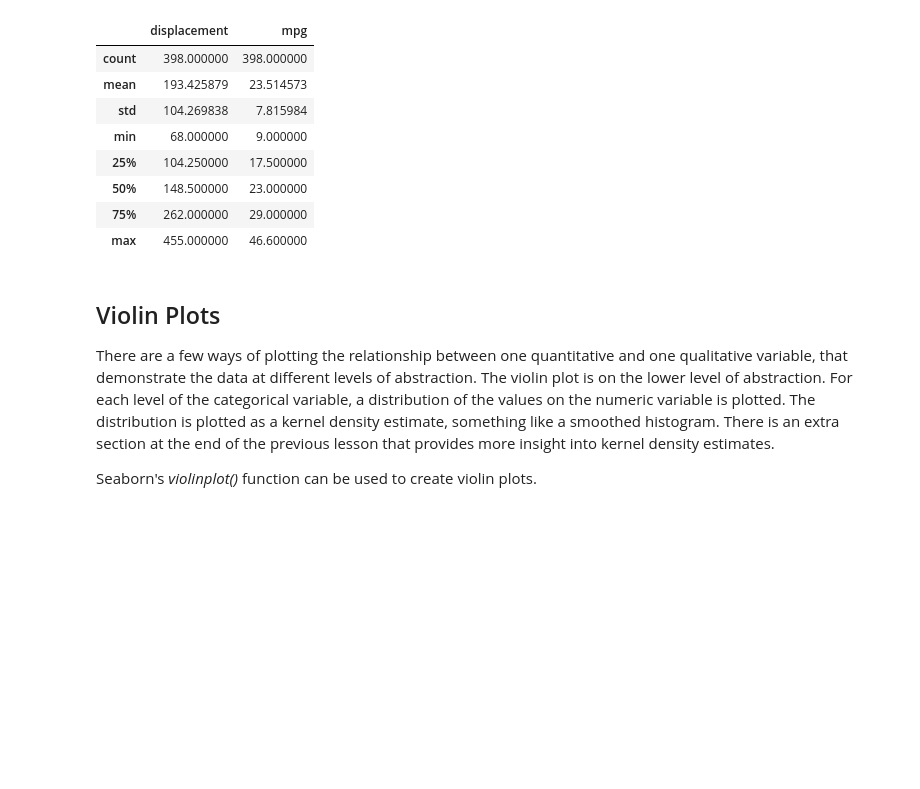
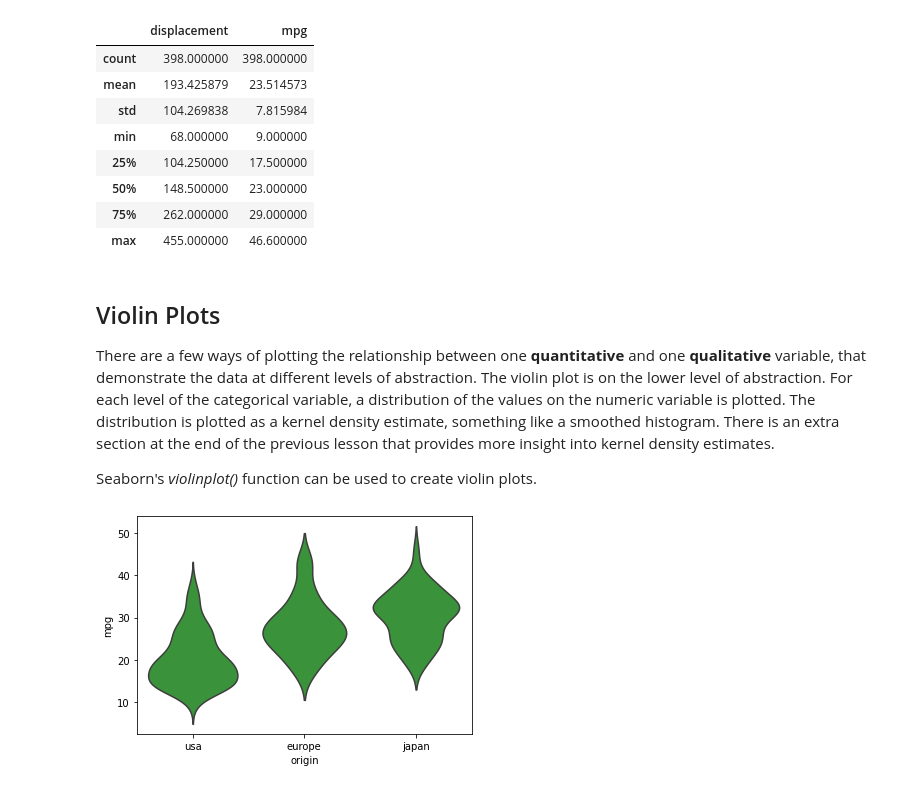
Before and after one commit to Ashes814/Udacity_Notes_Part12_Data_Visualizations, a Jupyter notebook: Lesson04_Bivariate_Exploration_of_Data/P12_L04_Notes.ipynb, the cells around one changed output. Drawn from its saved outputs; the diff is of its cells as text; code cells hidden in the pictures; blank space fills up the shorter version.

Commit message:
Lesson04

```diff
--- a/Lesson04_Bivariate_Exploration_of_Data/P12_L04_Notes.ipynb
+++ b/Lesson04_Bivariate_Exploration_of_Data/P12_L04_Notes.ipynb
@@ -149,6 +151,16 @@ See Full Dataframe in Mito
 # %% [markdown]
 ## Violin Plots
 
-There are a few ways of plotting the relationship between one quantitative and one qualitative variable, that demonstrate the data at different levels of abstraction. The violin plot is on the lower level of abstraction. For each level of the categorical variable, a distribution of the values on the numeric variable is plotted. The distribution is plotted as a kernel density estimate, something like a smoothed histogram. There is an extra section at the end of the previous lesson that provides more insight into kernel density estimates.
+There are a few ways of plotting the relationship between one **quantitative** and one **qualitative** variable, that demonstrate the data at different levels of abstraction. The violin plot is on the lower level of abstraction. For each level of the categorical variable, a distribution of the values on the numeric variable is plotted. The distribution is plotted as a kernel density estimate, something like a smoothed histogram. There is an extra section at the end of the previous lesson that provides more insight into kernel density estimates.
 
 Seaborn's *violinplot()* function can be used to create violin plots.
+# %%
+country_classes = ['usa', 'europe','japan']
+vclasses = pd.api.types.CategoricalDtype(ordered=True, categories=country_classes)
+fuel_econ['origin'] = fuel_econ['origin'].astype(vclasses)
+# %%
+base_color = sns.color_palette()[2]
+sns.violinplot(data=fuel_econ, x='origin', y='mpg',
+               color=base_color, inner=None);
+# %% [output]
+[figure, added]
```
Also changed, not shown: parts of 2 cells of this notebook, 2 other files.
